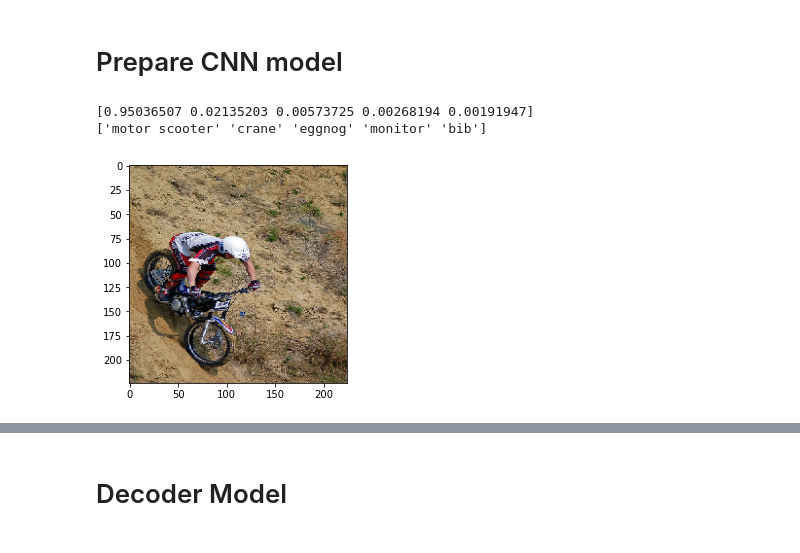
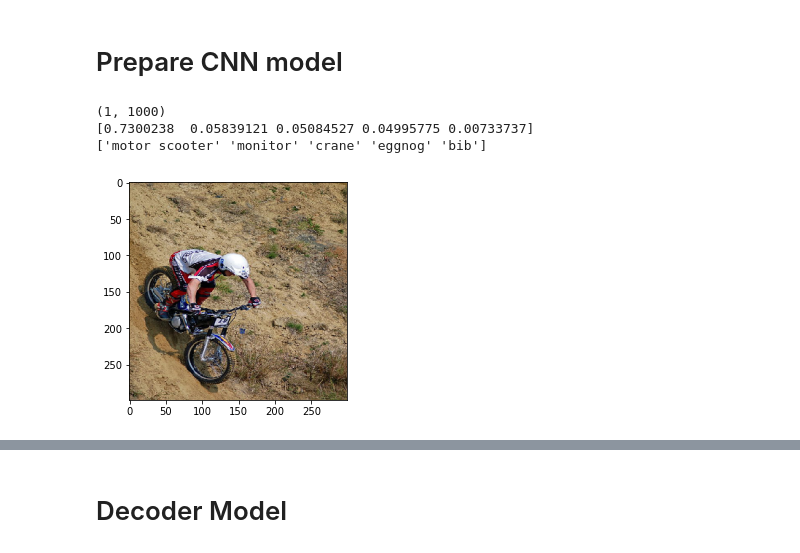
Before and after one commit to LindeBee/scalableML, a Jupyter notebook: lab2/lab2.ipynb, the cells around one changed output, grey strips where cells are left out. Saved outputs shown, nothing was run; the diff lists cells and outputs as text; code cells hidden in the pictures.

Commit message:
switch to inceptionV3 model

```diff
--- a/lab2/lab2.ipynb
+++ b/lab2/lab2.ipynb
@@ -75,10 +75,7 @@ print(len(caption_oh))
 # Prepare CNN model
 # %%
 # Import CNN model and labels
-# By setting include_top to false we can remove the last fully connected layer of the network.
-# (which I believe is what we want for our complete model)
-# But leave it here for testing, we will import the cnn without top later
-cnn = tf.keras.applications.DenseNet201(include_top = True)
+cnn = tf.keras.applications.inception_v3.InceptionV3()
 
 labels_path = tf.keras.utils.get_file(
     'ImageNetLabels.txt',
@@ -87,20 +84,22 @@ labels = np.array(open(labels_path).read().splitlines())
 # %%
 from tensorflow.keras.preprocessing.image import img_to_array, load_img
 
 # Test on an image
-img = load_img("dataF8k/Images/479807115_3a484fb18b.jpg", target_size=(224, 224))
+img = load_img("dataF8k/Images/479807115_3a484fb18b.jpg", target_size=(299, 299))
 plt.imshow(img)
 x = img_to_array(img)
 x = x.reshape((1,) + x.shape)
 
 x = tf.keras.applications.mobilenet_v2.preprocess_input(x)
 
 predictions = cnn.predict(x)
+print(predictions.shape)
 top_5_classes_index = np.argsort(predictions)[0 , ::-1][:5]
 print(predictions[0,top_5_classes_index])
 top_5_classes = labels[top_5_classes_index]
 print(top_5_classes)
 # %% [output]
-[0.95036507 0.02135203 0.00573725 0.00268194 0.00191947]
-['motor scooter' 'crane' 'eggnog' 'monitor' 'bib']
+(1, 1000)
+[0.7300238  0.05839121 0.05084527 0.04995775 0.00733737]
+['motor scooter' 'monitor' 'crane' 'eggnog' 'bib']
-[figure, old version]
+[figure, new version]
```
Also changed, not shown: parts of 6 cells of this notebook.
